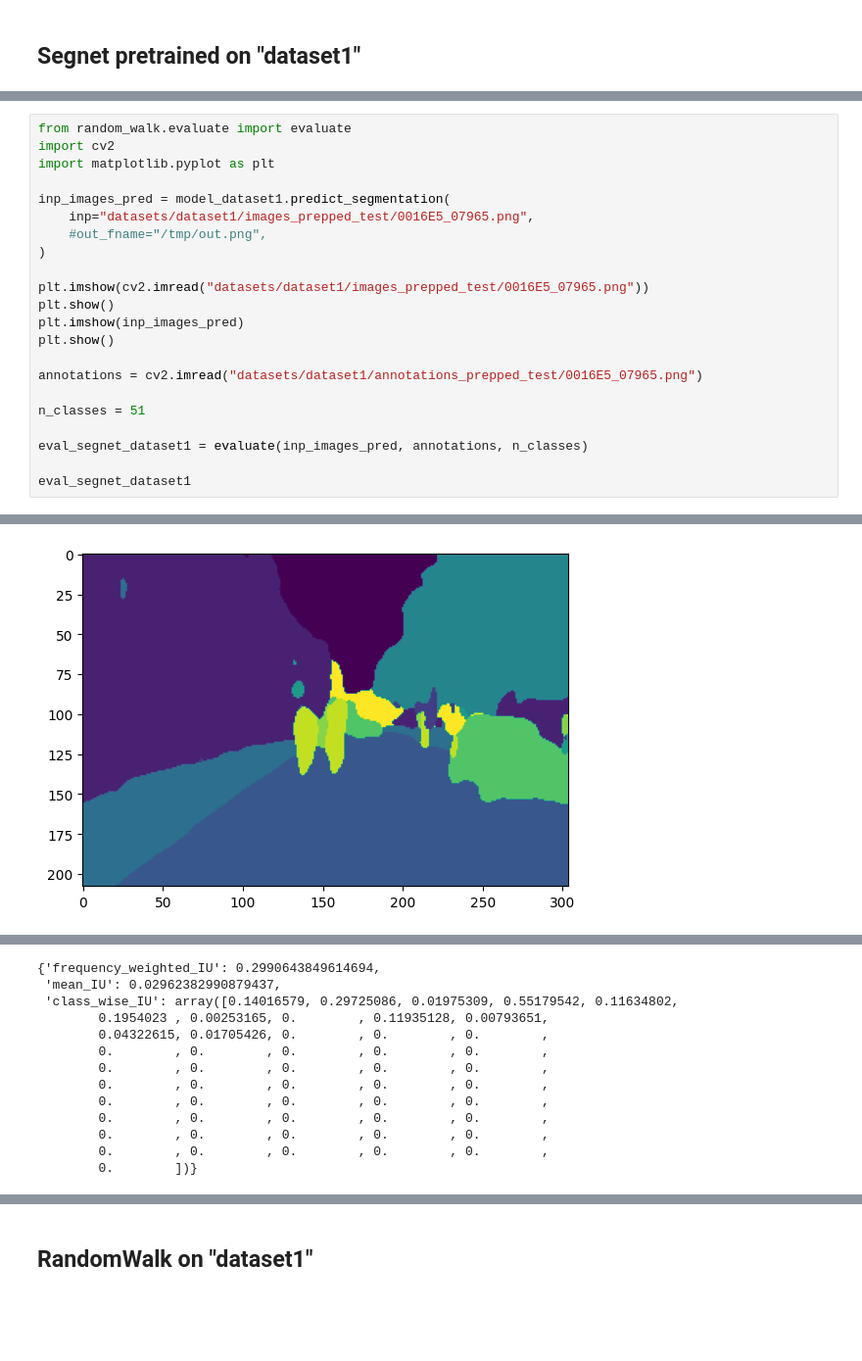
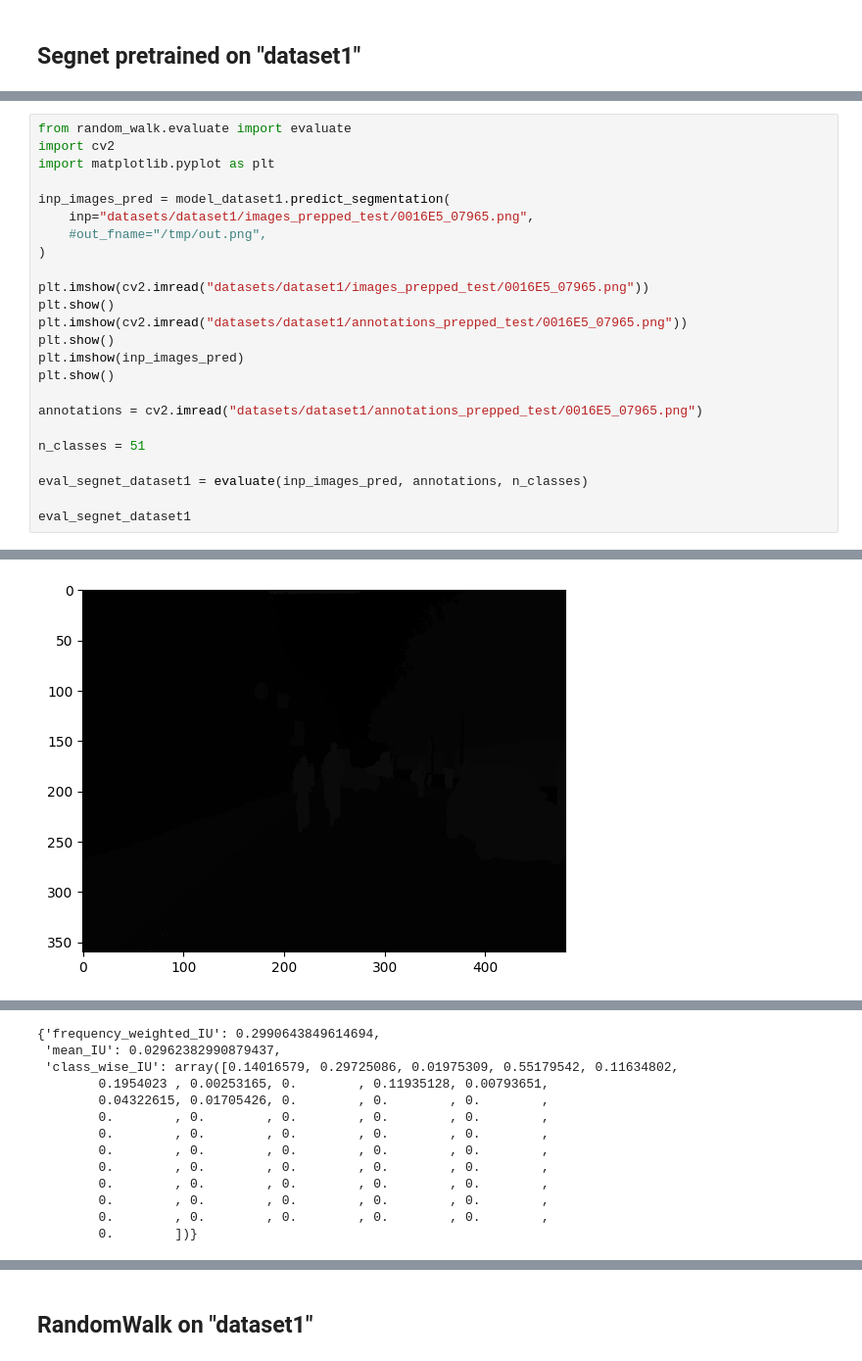
Before and after one commit to lucasgascon/ea_recherche, a Jupyter notebook: segmentation.ipynb, the cells around one changed output, grey strips where cells are left out. Shown at 98% size. Saved outputs shown, nothing was run; the diff lists cells and outputs as text; blank space fills up the shorter version.

```diff
--- a/segmentation.ipynb
+++ b/segmentation.ipynb
@@ -54,6 +61,8 @@ inp_images_pred = model_dataset1.predict_segmentation(
 
 plt.imshow(cv2.imread("datasets/dataset1/images_prepped_test/0016E5_07965.png"))
 plt.show()
+plt.imshow(cv2.imread("datasets/dataset1/annotations_prepped_test/0016E5_07965.png"))
+plt.show()
 plt.imshow(inp_images_pred)
 plt.show()
 
@@ -69,2 +78,2 @@ eval_segnet_dataset1
 [figure]
-[figure, old version]
+[figure, new version]
```
Also changed, not shown: parts of 11 cells of this notebook, 2 other files.
